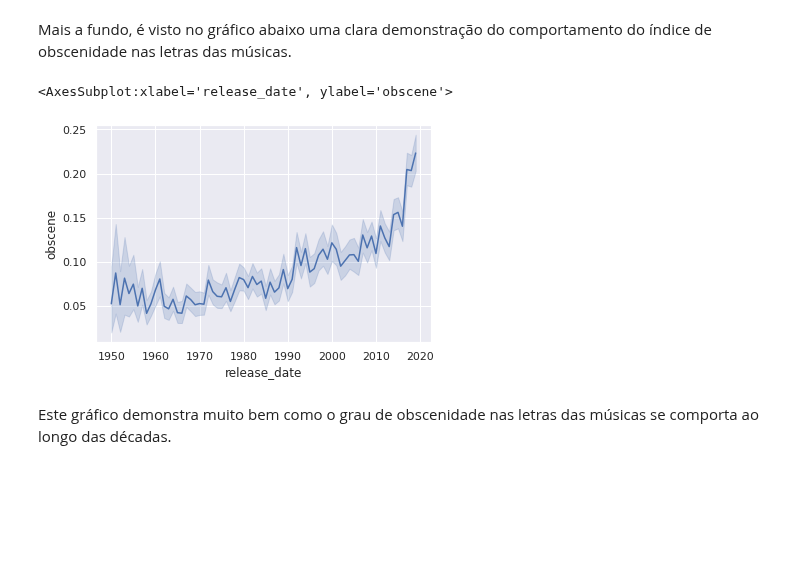
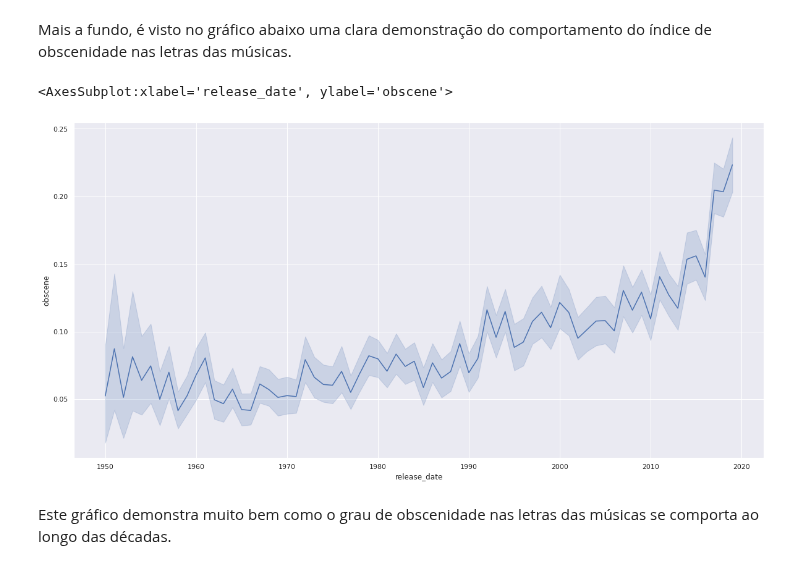
Before and after one commit to viniciusolzon/Music_Analysis, a Jupyter notebook: final_project.ipynb, the cells around one changed output. Saved outputs shown, nothing was run; the diff lists cells and outputs as text; code cells hidden in the pictures; blank space fills up the shorter version.

```diff
--- a/final_project.ipynb
+++ b/final_project.ipynb
@@ -431,10 +434,13 @@ sns.displot(x = "genre", data = second_df, hue = "genre", alpha = 0.9)
 # %% [markdown]
 Mais a fundo, é visto no gráfico abaixo uma clara demonstração do comportamento do índice de obscenidade nas letras das músicas.
 # %%
-sns.lineplot(x = "release_date", y = "obscene", data = second_df)
+fig_dims = (20, 10)
+fig, ax = plt.subplots(figsize = fig_dims)
+
+sns.lineplot(x = "release_date", y = "obscene", ax = ax, data = second_df)
 # %% [output]
 <AxesSubplot:xlabel='release_date', ylabel='obscene'>
-[figure, old version]
+[figure, new version]
 # %% [markdown]
 Este gráfico demonstra muito bem como o grau de obscenidade nas letras das músicas se comporta ao longo das décadas.
 # %% [markdown]
```
Also changed, not shown: parts of 38 cells of this notebook.
